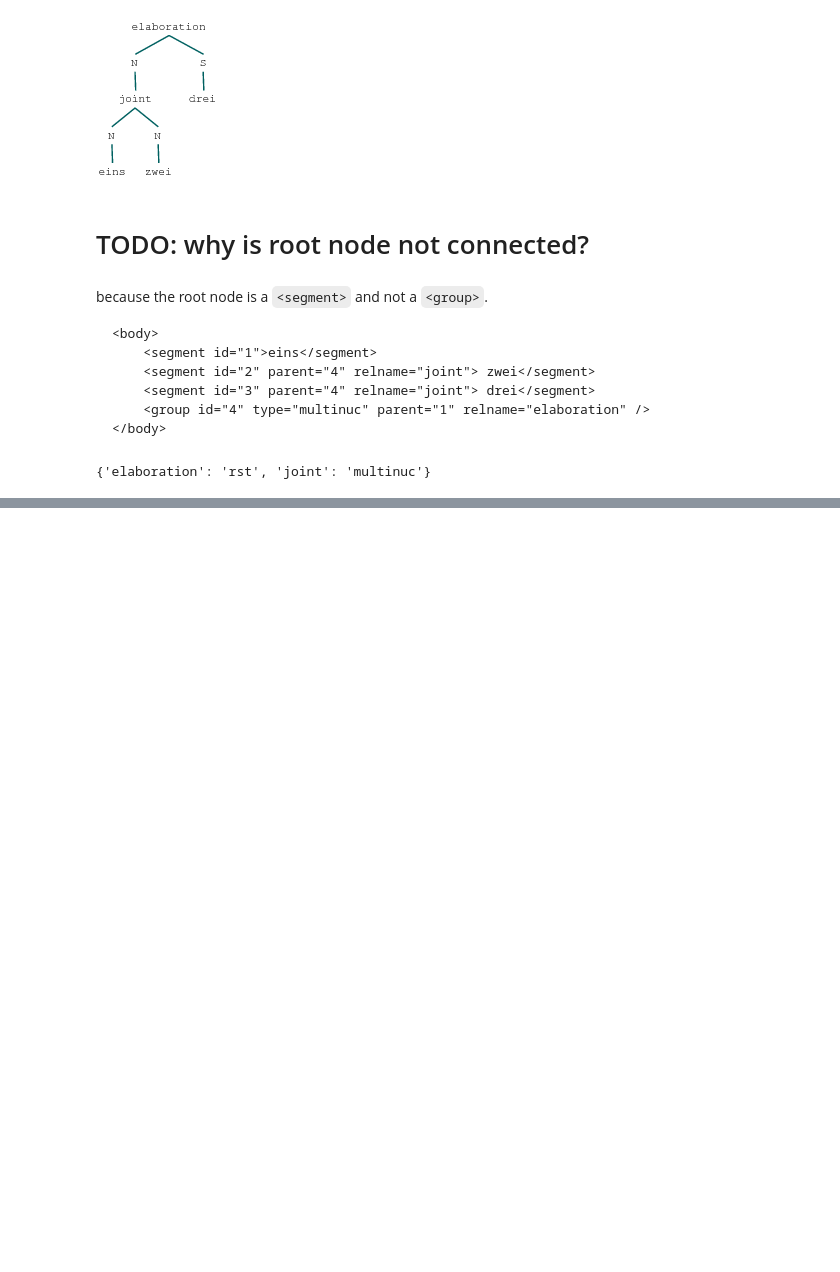
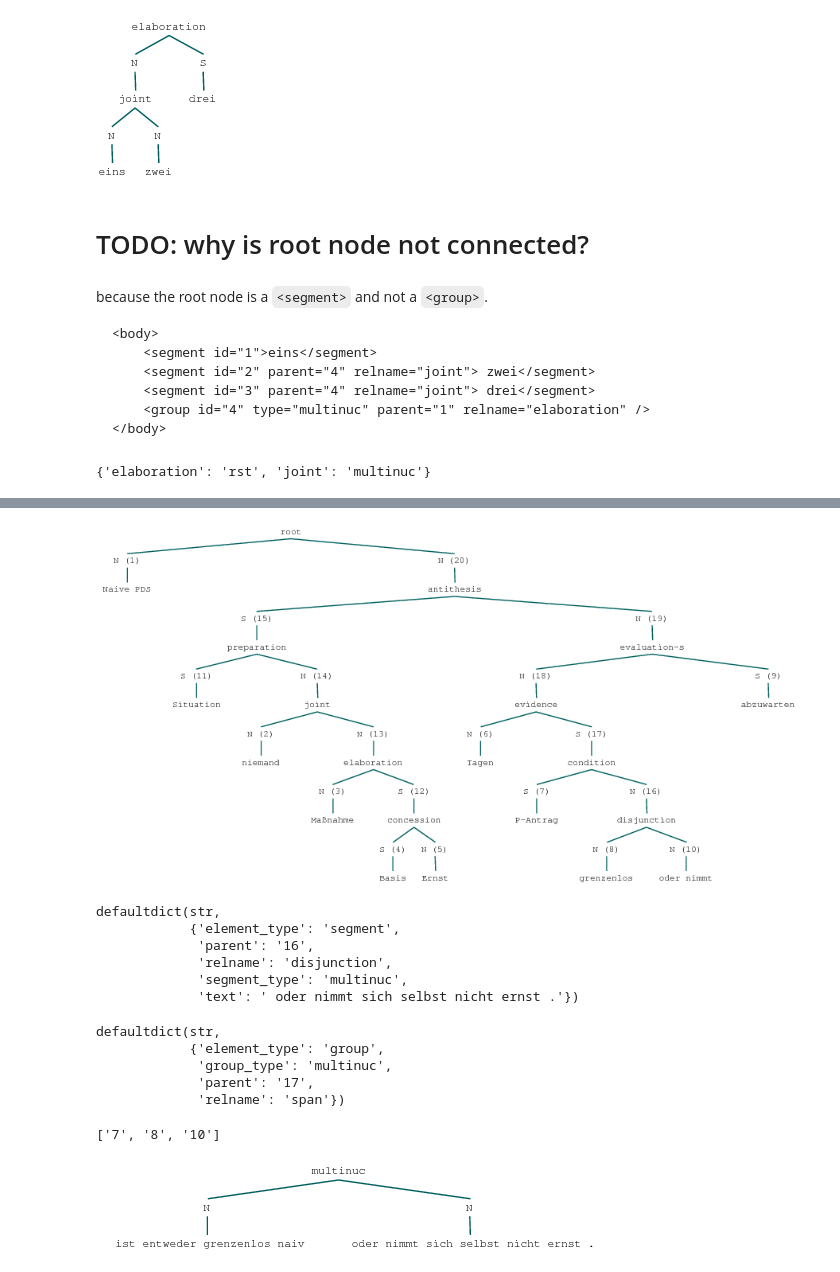
Before and after one commit to arne-cl/alt-mulig, a Jupyter notebook: discoursegraphs/rst2tree/convert-rs3-files-into-sane-nltk-trees.ipynb, the cells around one changed output, grey strips where cells are left out. Saved outputs shown, nothing was run; the diff lists cells and outputs as text; code cells hidden in the pictures; blank space fills up the shorter version.

```diff
--- a/discoursegraphs/rst2tree/convert-rs3-files-into-sane-nltk-trees.ipynb
+++ b/discoursegraphs/rst2tree/convert-rs3-files-into-sane-nltk-trees.ipynb
@@ -379,0 +463,73 @@ children_dict2tree(children)
+# %%
+t("root", [
+    ("N (1)", "Naive PDS"),
+    ("N (20)", [
+        ("antithesis", [
+            ("S (15)", [
+                ("preparation", [
+                    ("S (11)", "Situation"),
+                    ("N (14)", [
+                        ("joint", [
+                            ("N (2)", "niemand"),
+                            ("N (13)", [
+                                ("elaboration", [
+                                    ("N (3)", "Maßnahme"),
+                                    ("S (12)", [
+                                        ("concession", [
+                                            ("S (4)", "Basis"),
+                                            ("N (5)", "Ernst")
+                                        ])
+                                    ])
+                                ])
+                            ])
+                        ])
+                    ])
+                ])
+            ]),
+            ("N (19)", [
+                ("evaluation-s", [
+                    ("N (18)", [
+                        ("evidence", [
+                            ("N (6)", "Tagen"),
+                            ("S (17)", [
+                                ("condition", [
+                                    ("S (7)", "P-Antrag"),
+                                    ("N (16)", [
+                                        ("disjunction", [
+                                            ("N (8)", "grenzenlos"),
+                                            ("N (10)", "oder nimmt")
+                                        ])
+                                    ])
+                                ])
+                            ])
+                        ])
+                    ]),
+                    ("S (9)", "abzuwarten")
+                ])
+            ])
+        ])
+    ])
+])
+# %% [output]
+[figure, added]
+# %%
+elements_dict['10']
+# %% [output]
+defaultdict(str,
+            {'element_type': 'segment',
+             'parent': '16',
+             'relname': 'disjunction',
+             'segment_type': 'multinuc',
+             'text': ' oder nimmt sich selbst nicht ernst .'})
+# %%
+elements_dict['16']
+# %% [output]
+defaultdict(str,
+            {'element_type': 'group',
+             'group_type': 'multinuc',
+             'parent': '17',
+             'relname': 'span'})
+# %%
+child_dict['16']
+# %% [output]
+['7', '8', '10']
@@ -379,0 +561,4 @@ children_dict2tree(children)
+# %%
+rt(smallest_pcc_rs3_file, start_node='16')
+# %% [output]
+[figure, added]
```
Also changed, not shown: parts of 44 cells of this notebook, 1 other file.
